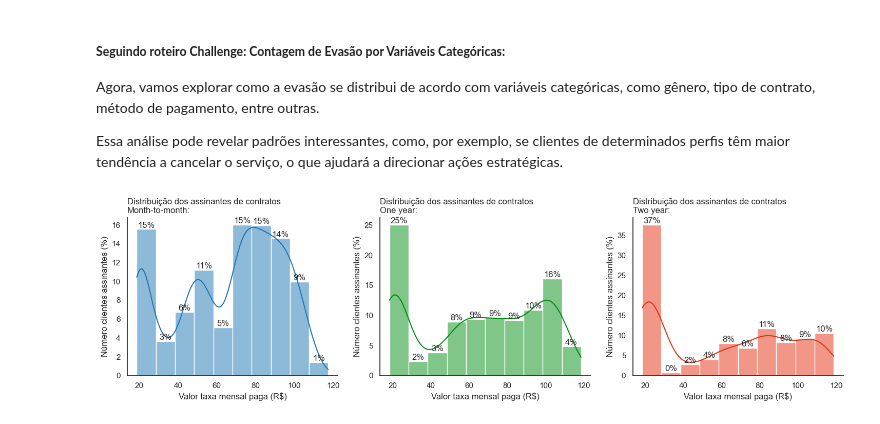
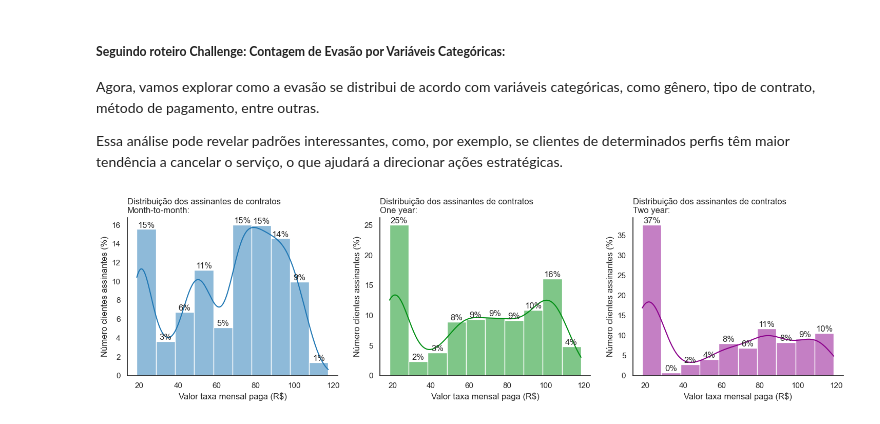
Before and after one commit to Megalonnix/ChallengeTelecomX, a Jupyter notebook: TelecomX_BR.ipynb, the cells around one changed output. Saved outputs shown, nothing was run; the diff lists cells and outputs as text; code cells hidden in the pictures.

```diff
--- a/TelecomX_BR.ipynb
+++ b/TelecomX_BR.ipynb
@@ -357,4 +357,6 @@ df = df[~df['charges_total'].isin(['',' '])] # Removendo valores vazios dos regi
 # %%
 import numpy as np
 
-df.loc[:,'charges_total'] = df['charges_total'].astype(np.float64)
+copia_coluna = df['charges_total'].astype(np.float64)
+df.drop(columns='charges_total')
+df['charges_total'] = copia_coluna
@@ -808,36 +832,36 @@ hist_plot = assembleHistogram(
 hist_plot2 = assembleHistogram(
     valores_pagos2, True, ax2, NUM_CLASSES, 'bars', 'percent', "#008F13")
 hist_plot3 = assembleHistogram(
-    valores_pagos3, True, ax3, NUM_CLASSES, 'bars', 'percent', "#E73010")
+    valores_pagos3, True, ax3, NUM_CLASSES, 'bars', 'percent', "darkmagenta")
 
 def roundLabel(numFloat):
     return math.floor(numFloat)
 
 def addLabelOnBars(histograma, subplot):
     for vls_barras in histograma.containers:
         subplot.bar_label(
             vls_barras,
             labels=[
                 f'{roundLabel(vl_individual.get_height())}%'
                 for vl_individual in vls_barras ]
             )
 
 addLabelOnBars(hist_plot, ax1)
 addLabelOnBars(hist_plot2, ax2)
 addLabelOnBars(hist_plot3, ax3)
 
 def assembleSubplotLabel(subplot, tp_contrato):
     str_titulo = 'Distribuição dos assinantes de contratos\n'
     str_titulo += tp_contrato + ':'
     subplot.set_title(str_titulo, loc='left', fontsize=12)
 
     subplot.set_ylabel('Número clientes assinantes (%)') # Por default, ele pega da Series
     subplot.set_xlabel('Valor taxa mensal paga (R$)')
 
 assembleSubplotLabel(ax1,'Month-to-month')
 assembleSubplotLabel(ax2,'One year')
 assembleSubplotLabel(ax3,'Two year')
 
 sns.despine()
 # %% [output]
-[figure, old version]
+[figure, new version]
```
Also changed, not shown: parts of 19 cells of this notebook.
